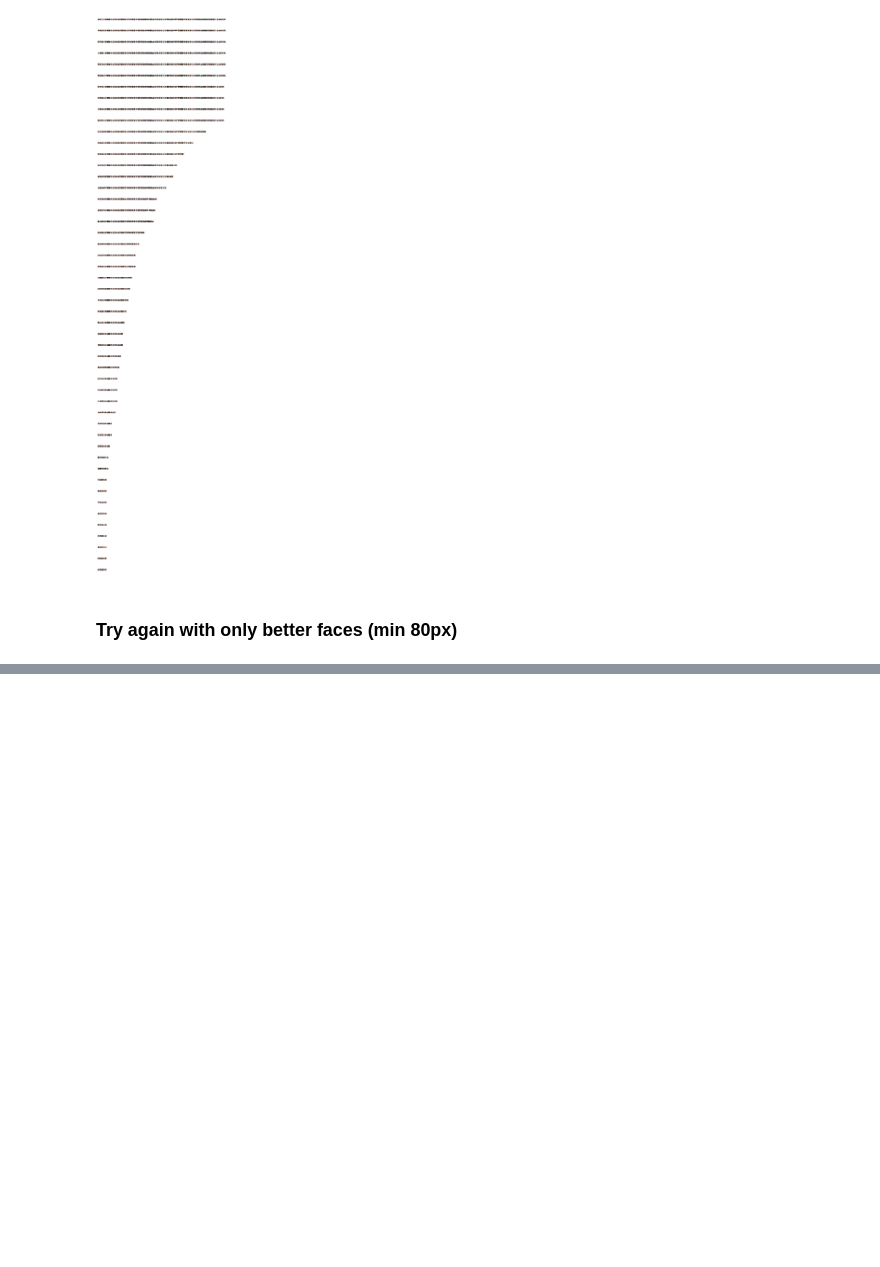
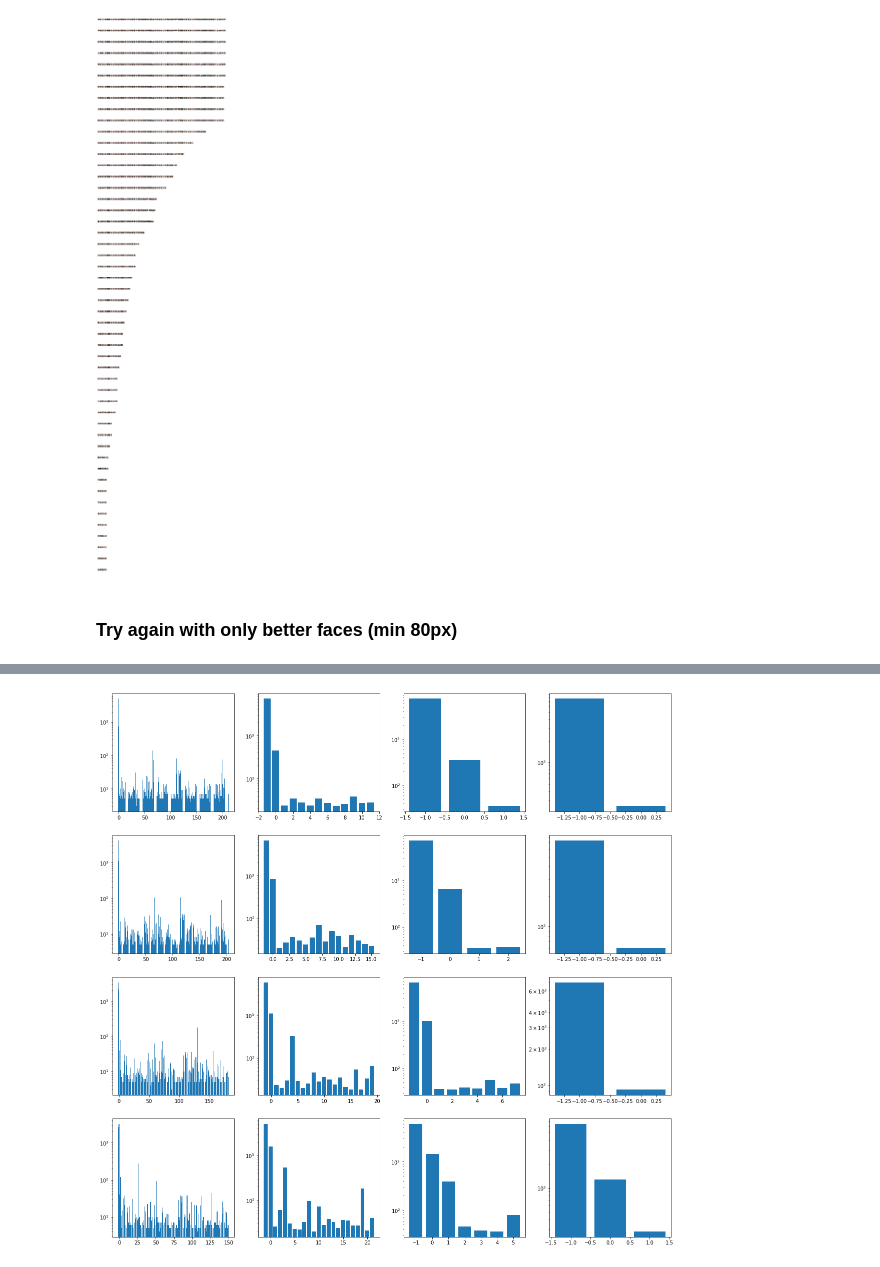
Before and after one commit to adelavega/face_priming, a Jupyter notebook: dbscan.ipynb, the cells around one changed output, grey strips where cells are left out. Drawn from its saved outputs; the diff is of its cells as text; code cells hidden in the pictures; blank space fills up the shorter version.

```diff
--- a/dbscan.ipynb
+++ b/dbscan.ipynb
@@ -88,0 +101,10 @@ for eps in np.arange(0.5, 0.7, 0.05):
+# %%
+f, axarr = plt.subplots(len(results.keys()), len(results[0.5].keys()), figsize=(20, 20))
+for ix, (eps, d) in enumerate(results.items()):
+    for iy, (samp, r) in enumerate(d.items()):
+        unique = np.unique(r.labels_, return_counts=True)
+        ax = axarr[ix, iy]
+        b = ax.bar(unique[0], unique[1])
+        ax.set_yscale('log')
+# %% [output]
+[figure, added]
```
Also changed, not shown: parts of 3 cells of this notebook, 7 other files.
